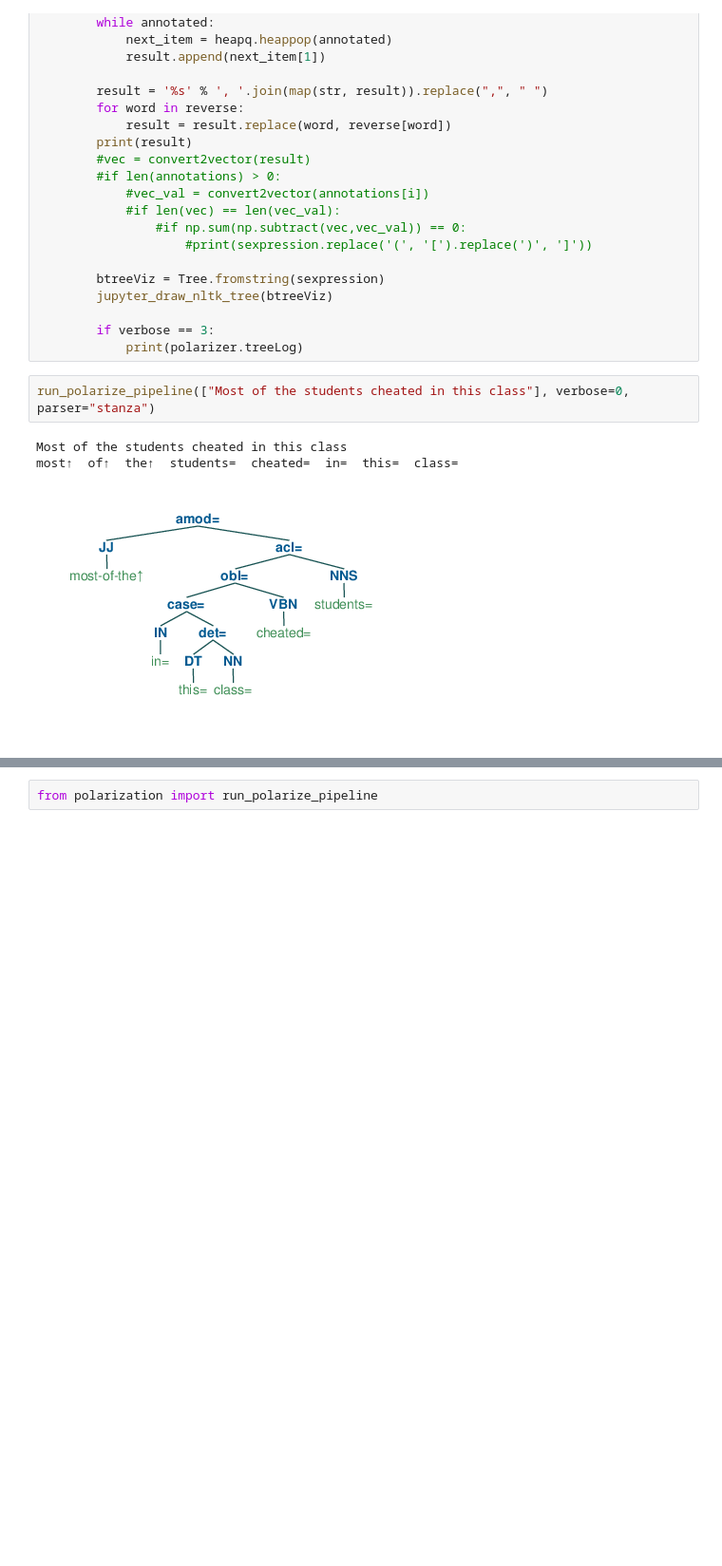
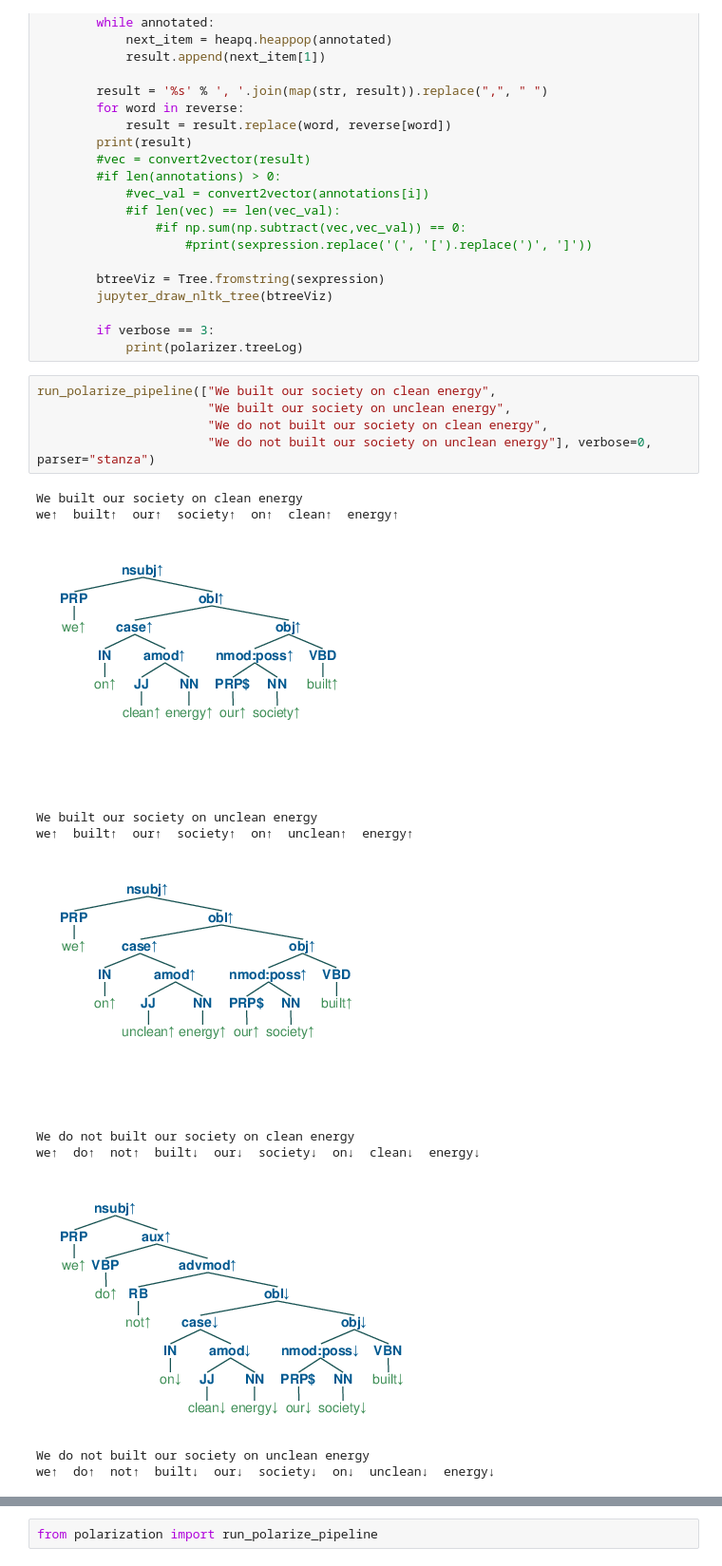
Before and after one commit to eric11eca/Udep2Mono, a Jupyter notebook: src/Udep2Mono.ipynb, the cells around one changed output, grey strips where cells are left out. Shown: that part at 95% size. Saved outputs shown, nothing was run; the diff lists cells and outputs as text; blank space fills up the shorter version.

```diff
--- a/src/Udep2Mono.ipynb
+++ b/src/Udep2Mono.ipynb
@@ -1138,9 +1128,20 @@ def run_polarize_pipeline(sentences, annotations=[], verbose=0, parser="stanford
 
         if verbose == 3:
             print(polarizer.treeLog)
-# %%
-run_polarize_pipeline(["Most of the students cheated in this class"], verbose=0, parser="stanza")
-# %% [output]
-Most of the students cheated in this class
-most↑  of↑  the↑  students=  cheated=  in=  this=  class=
-[figure, removed]
+# %%
+run_polarize_pipeline(["We built our society on clean energy",
+                       "We built our society on unclean energy",
+                       "We do not built our society on clean energy",
+                       "We do not built our society on unclean energy"], verbose=0, parser="stanza")
+# %% [output]
+We built our society on clean energy
+we↑  built↑  our↑  society↑  on↑  clean↑  energy↑
+[figure, added]
+We built our society on unclean energy
+we↑  built↑  our↑  society↑  on↑  unclean↑  energy↑
+[figure, added]
+We do not built our society on clean energy
+we↑  do↑  not↑  built↓  our↓  society↓  on↓  clean↓  energy↓
+[figure, added]
+We do not built our society on unclean energy
+we↑  do↑  not↑  built↓  our↓  society↓  on↓  unclean↓  energy↓
```
Also changed, not shown: parts of 11 cells of this notebook, 3 other files.
